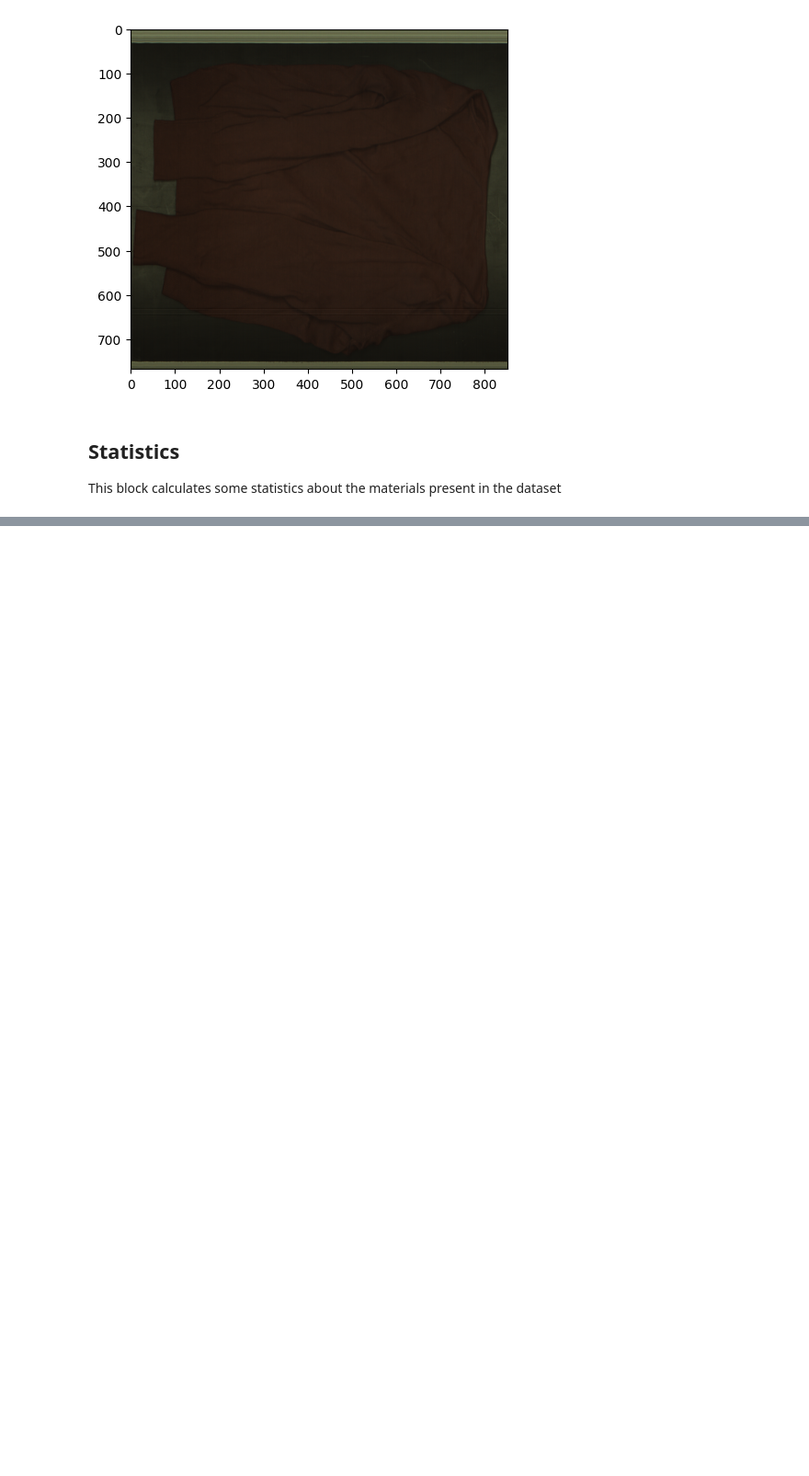
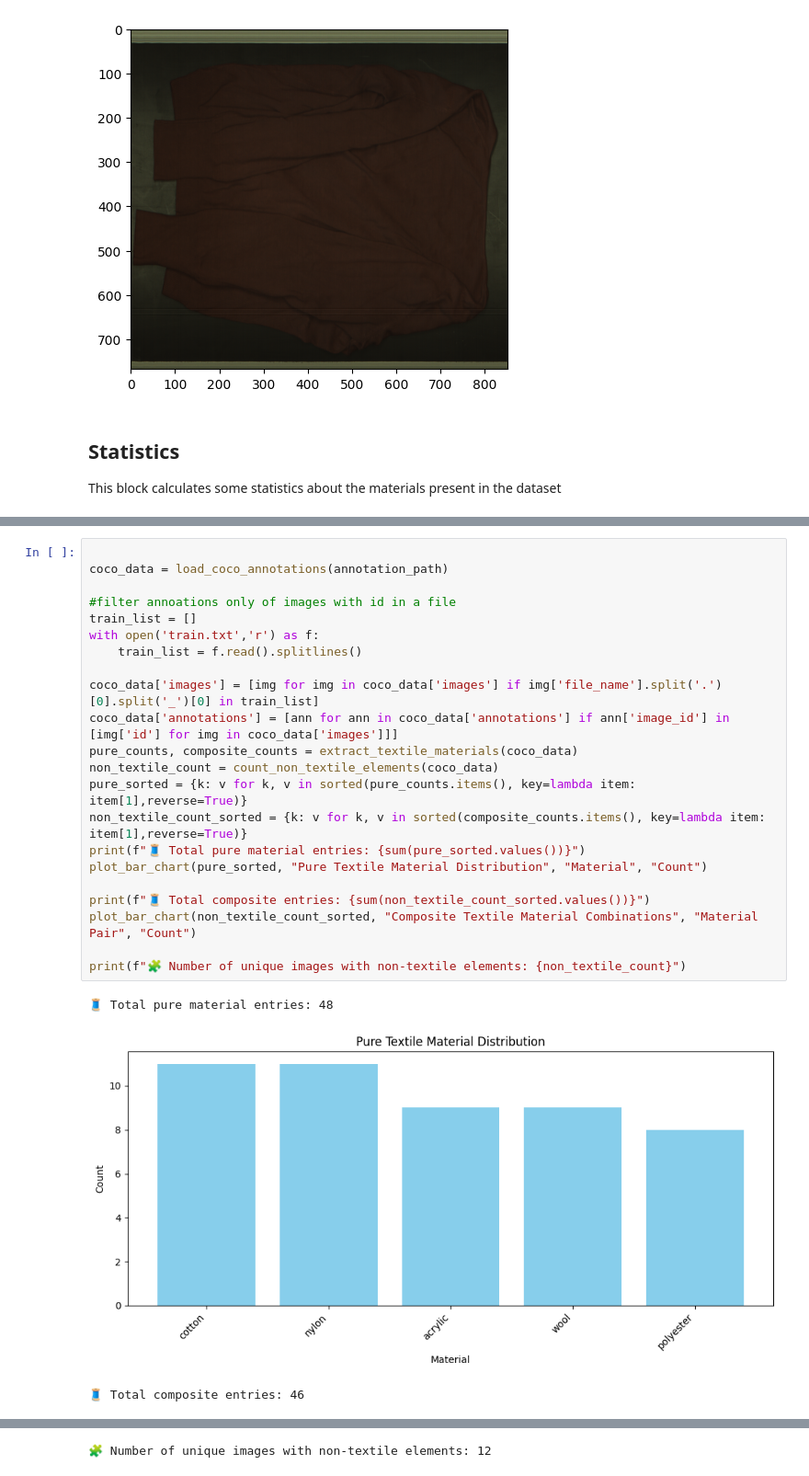
Before and after one commit to STAM-ROBO/smartex_dataset_utils, a Jupyter notebook: visualize.ipynb, the cells around one changed output, grey strips where cells are left out. Shown: that part at 92% size. Saved outputs shown, nothing was run; the diff lists cells and outputs as text; blank space fills up the shorter version.

```diff
--- a/visualize.ipynb
+++ b/visualize.ipynb
@@ -144 +145,27 @@ print(f"🧩 Number of unique images with non-textile elements: {non_textile_cou
 🧩 Number of unique images with non-textile elements: 17
+# %%
+
+coco_data = load_coco_annotations(annotation_path)
+
+#filter annoations only of images with id in a file
+train_list = []
+with open('train.txt','r') as f:
+    train_list = f.read().splitlines()
+
+coco_data['images'] = [img for img in coco_data['images'] if img['file_name'].split('.')[0].split('_')[0] in train_list]
+coco_data['annotations'] = [ann for ann in coco_data['annotations'] if ann['image_id'] in [img['id'] for img in coco_data['images']]]
+pure_counts, composite_counts = extract_textile_materials(coco_data)
+non_textile_count = count_non_textile_elements(coco_data)
+pure_sorted = {k: v for k, v in sorted(pure_counts.items(), key=lambda item: item[1],reverse=True)}
+non_textile_count_sorted = {k: v for k, v in sorted(composite_counts.items(), key=lambda item: item[1],reverse=True)}
+print(f"🧵 Total pure material entries: {sum(pure_sorted.values())}")
+plot_bar_chart(pure_sorted, "Pure Textile Material Distribution", "Material", "Count")
+
+print(f"🧵 Total composite entries: {sum(non_textile_count_sorted.values())}")
+plot_bar_chart(non_textile_count_sorted, "Composite Textile Material Combinations", "Material Pair", "Count")
+
+print(f"🧩 Number of unique images with non-textile elements: {non_textile_count}")
+# %% [output]
+🧵 Total pure material entries: 48
+[figure, added]
+🧵 Total composite entries: 46
@@ -144,0 +173 @@ print(f"🧩 Number of unique images with non-textile elements: {non_textile_cou
+🧩 Number of unique images with non-textile elements: 12
```
Also changed, not shown: parts of 6 cells of this notebook, 7 other files.
